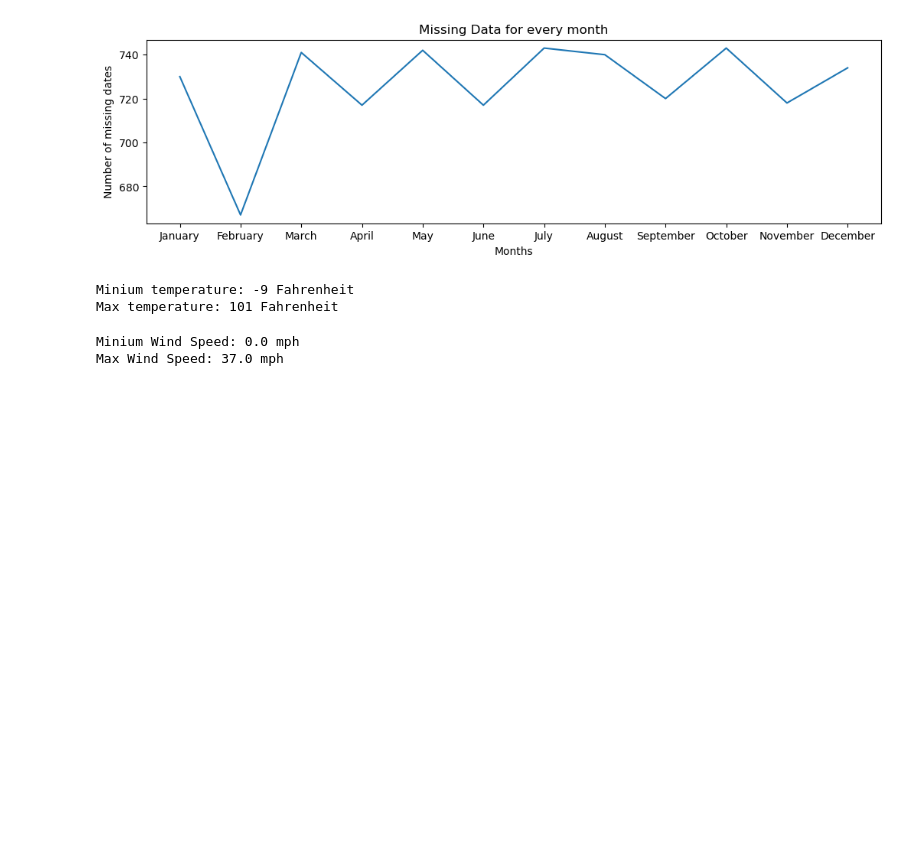
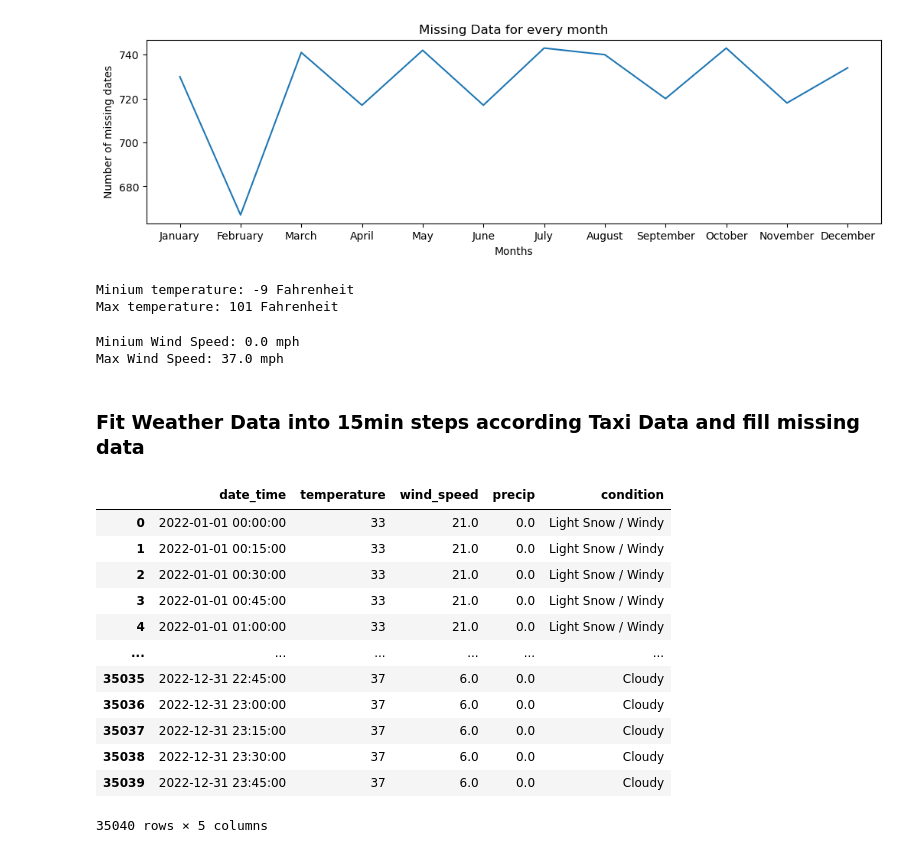
Before and after one commit to Iceccubes/aaa, a Jupyter notebook: WeatherDataPre.ipynb, the cells around one changed output. Cells and saved outputs as stored; diff of their text form; code cells hidden in the pictures; blank space fills up the shorter version.

Commit message:
Weather Step Calculation & Taxi Weather Merge

```diff
--- a/WeatherDataPre.ipynb
+++ b/WeatherDataPre.ipynb
@@ -267,5 +267,62 @@ print("Max Wind Speed:", max_Wind_Speed, "mph")
 # %% [output]
 Minium Wind Speed: 0.0 mph
 Max Wind Speed: 37.0 mph
+# %% [markdown]
+### Fit Weather Data into 15min steps according Taxi Data and fill missing data
+# %%
+#fit data into minute steps of 00,15,30,45
+index = 0
+time = timedelta(minutes=15)
+last_index = weather_data.last_valid_index()
+fit_weather_data = pd.DataFrame({'date_time' : [], 'temperature' : [], 'wind_speed' : [], 'precip' : [], 'condition' : []})
+current_date = datetime(2022, 1, 1, 0, 0, 0)
+end_date = datetime(2023, 1, 1, 0, 0, 0)
+
+#loops to calculate last fitting weather data entry to compute current step
+while current_date < end_date:
+
+    if last_index != index:
+        next_index = index
+        search = True
+
+        while search:
+
+          if next_index + 1 >= last_index:
+             break
+
+          while next_index + 1 not in weather_data.index:
+            next_index += 1
+
+          if weather_data.loc[next_index + 1, 'DateTime'] < current_date:
+            next_index += 1
+            index = next_index
+
+          else:
+             search = False
+             break
+
+    #new row with time, temperature, wind speed, precip, condition
+    new_row = {'date_time' : current_date, 'temperature' : weather_data.loc[index, 'Temperature'], 'wind_speed' : weather_data.loc[index, 'Wind Speed'],
+                'precip' : weather_data.loc[index, 'Precip'], 'condition' : weather_data.loc[index, 'Condition']}
+    #add to new dataframe
+    fit_weather_data.loc[len(fit_weather_data)] = new_row
+    #next 15min date
+    current_date += time
+# %%
+fit_weather_data
+# %% [output]
+|  | date_time | temperature | wind_speed | precip | condition |
+| 0 | 2022-01-01 00:00:00 | 33 | 21.0 | 0.0 | Light Snow / Windy |
+| 1 | 2022-01-01 00:15:00 | 33 | 21.0 | 0.0 | Light Snow / Windy |
+| 2 | 2022-01-01 00:30:00 | 33 | 21.0 | 0.0 | Light Snow / Windy |
+| 3 | 2022-01-01 00:45:00 | 33 | 21.0 | 0.0 | Light Snow / Windy |
+| 4 | 2022-01-01 01:00:00 | 33 | 21.0 | 0.0 | Light Snow / Windy |
+| ... | ... | ... | ... | ... | ... |
+| 35035 | 2022-12-31 22:45:00 | 37 | 6.0 | 0.0 | Cloudy |
+| 35036 | 2022-12-31 23:00:00 | 37 | 6.0 | 0.0 | Cloudy |
+| 35037 | 2022-12-31 23:15:00 | 37 | 6.0 | 0.0 | Cloudy |
+| 35038 | 2022-12-31 23:30:00 | 37 | 6.0 | 0.0 | Cloudy |
+| 35039 | 2022-12-31 23:45:00 | 37 | 6.0 | 0.0 | Cloudy |
+35040 rows × 5 columns
 # %%
 #export CSV Data
```
Also changed, not shown: parts of 2 cells of this notebook, 2 other files.
